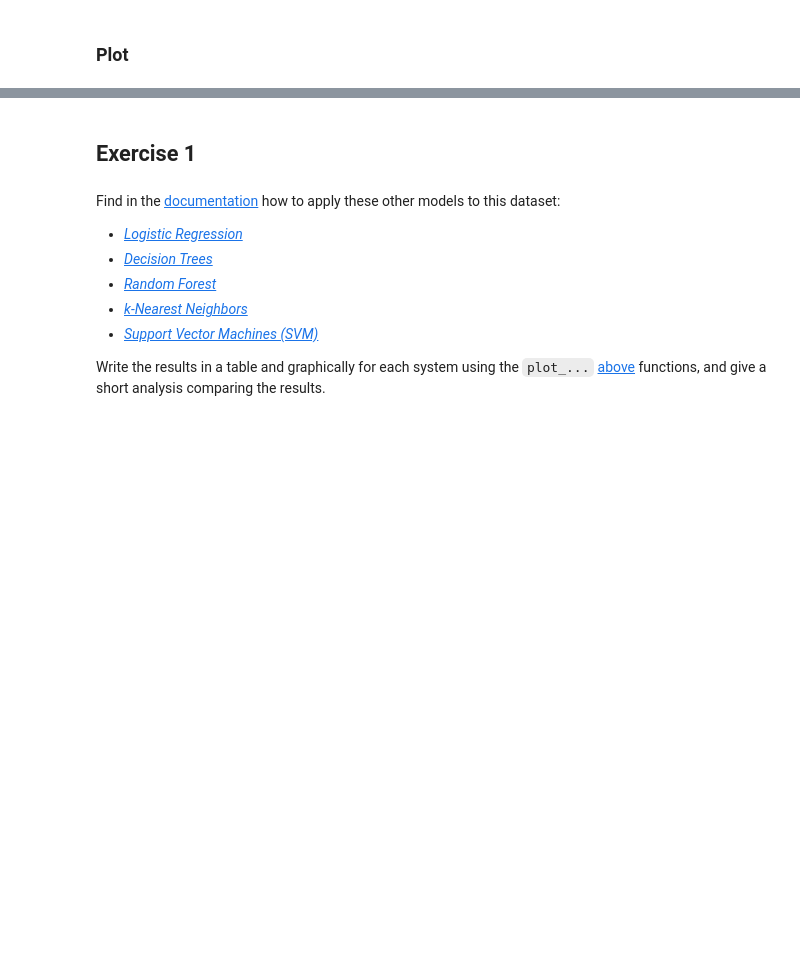
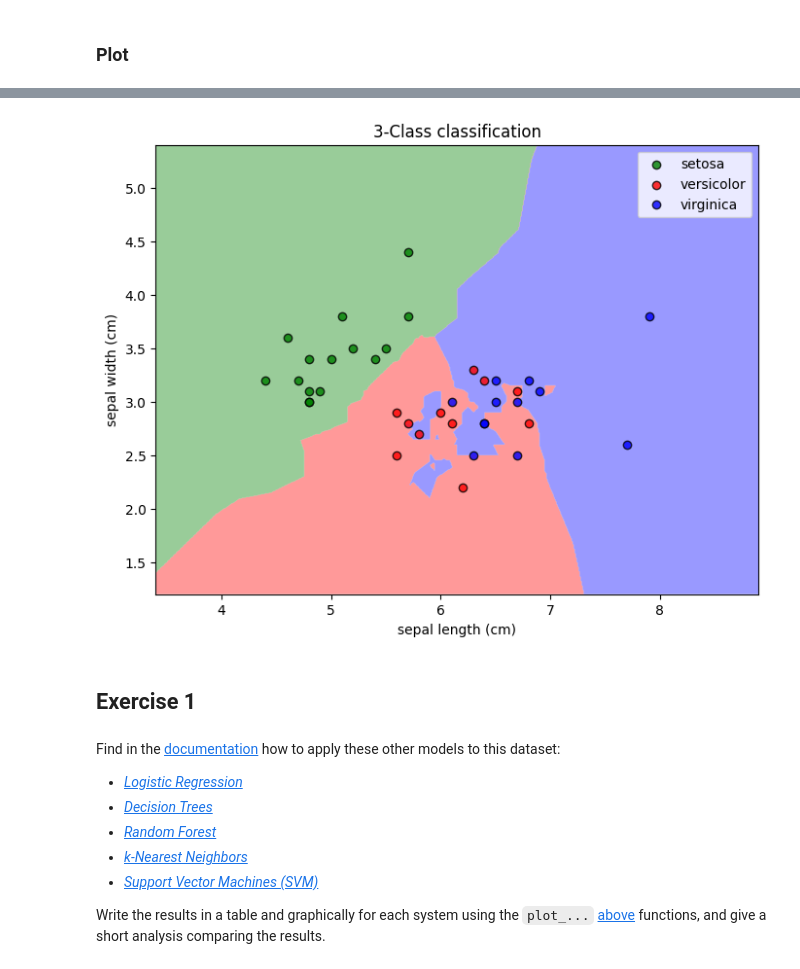
Before and after one commit to petkokp/m1-hands-on-machine-learning, a Jupyter notebook: TP 1 - Scikit-Learn - Classification.ipynb, the cells around one changed output, grey strips where cells are left out. Cells and saved outputs as stored; diff of their text form; code cells hidden in the pictures; blank space fills up the shorter version.

```diff
--- a/TP 1 - Scikit-Learn - Classification.ipynb
+++ b/TP 1 - Scikit-Learn - Classification.ipynb
@@ -195,6 +222,8 @@ target_names
 # %%
-# plot_decision_boundary(test_xs, model, COLORS)
-# plot_points(test_xs, test_ys, features_2d, target_names, COLORS)
+plot_decision_boundary(X_test, knn_model, COLORS)
+plot_points(X_test, y_test, features_2d, target_names, COLORS)
+# %% [output]
+[figure, added]
 # %% [markdown]
 ## Exercise 1
 # %% [markdown]
```
Also changed, not shown: parts of 6 cells of this notebook.
